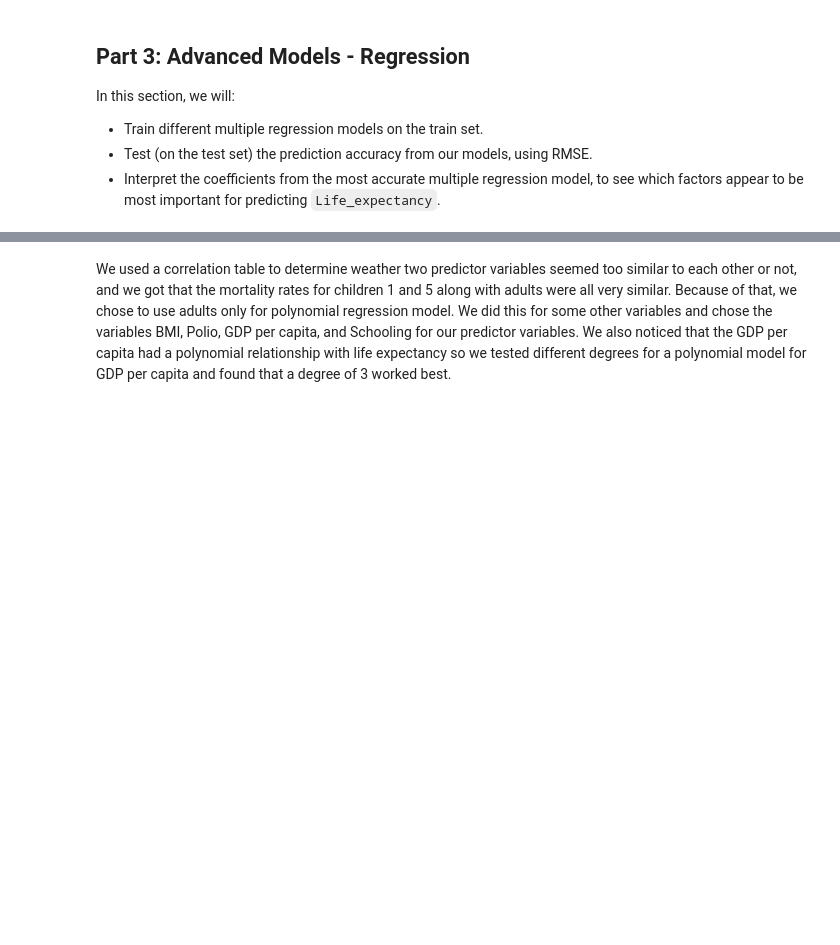
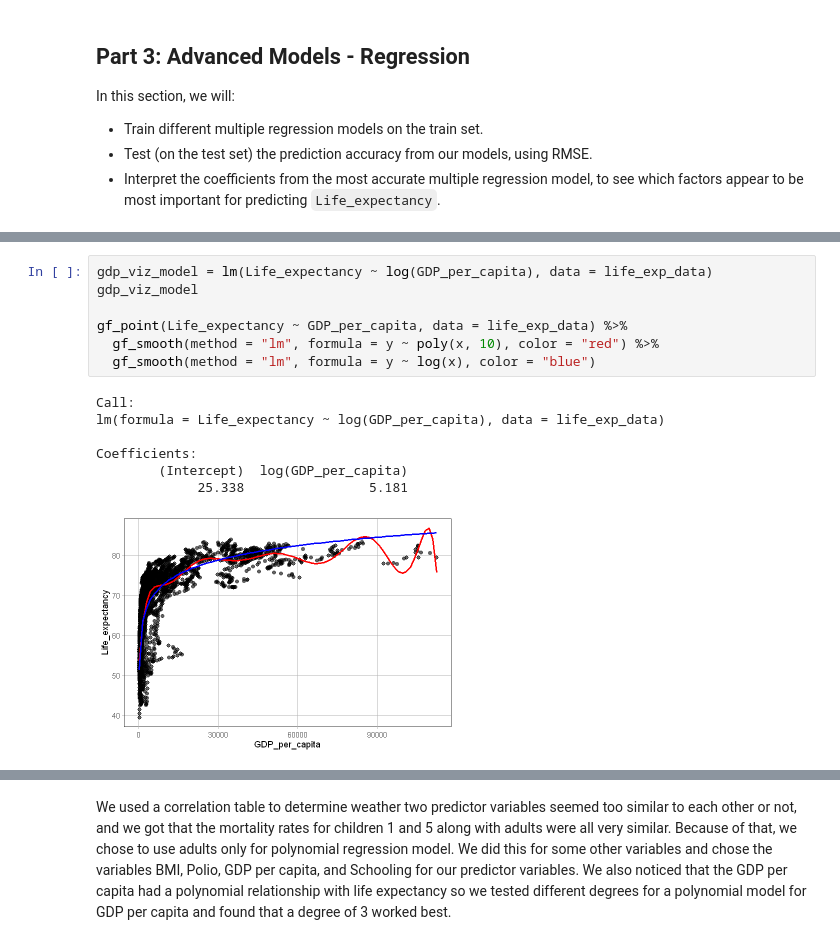
Before and after one commit to IanKang678/life-expectancy-prediction, a Jupyter notebook: notebooks/analysis.ipynb, the cells around one changed output, grey strips where cells are left out. Saved outputs shown, nothing was run; the diff lists cells and outputs as text; blank space fills up the shorter version.

```diff
--- a/notebooks/analysis.ipynb
+++ b/notebooks/analysis.ipynb
@@ -251 +217,16 @@ A matrix: 16 × 16 of type chr
+# %%
+gdp_viz_model = lm(Life_expectancy ~ log(GDP_per_capita), data = life_exp_data)
+gdp_viz_model
+
+gf_point(Life_expectancy ~ GDP_per_capita, data = life_exp_data) %>%
+  gf_smooth(method = "lm", formula = y ~ poly(x, 10), color = "red") %>%
+  gf_smooth(method = "lm", formula = y ~ log(x), color = "blue")
+# %% [output]
+Call:
+lm(formula = Life_expectancy ~ log(GDP_per_capita), data = life_exp_data)
+
+Coefficients:
+        (Intercept)  log(GDP_per_capita)
+             25.338                5.181
+[figure, added]
 # %%
```
Also changed, not shown: parts of 23 cells of this notebook.
